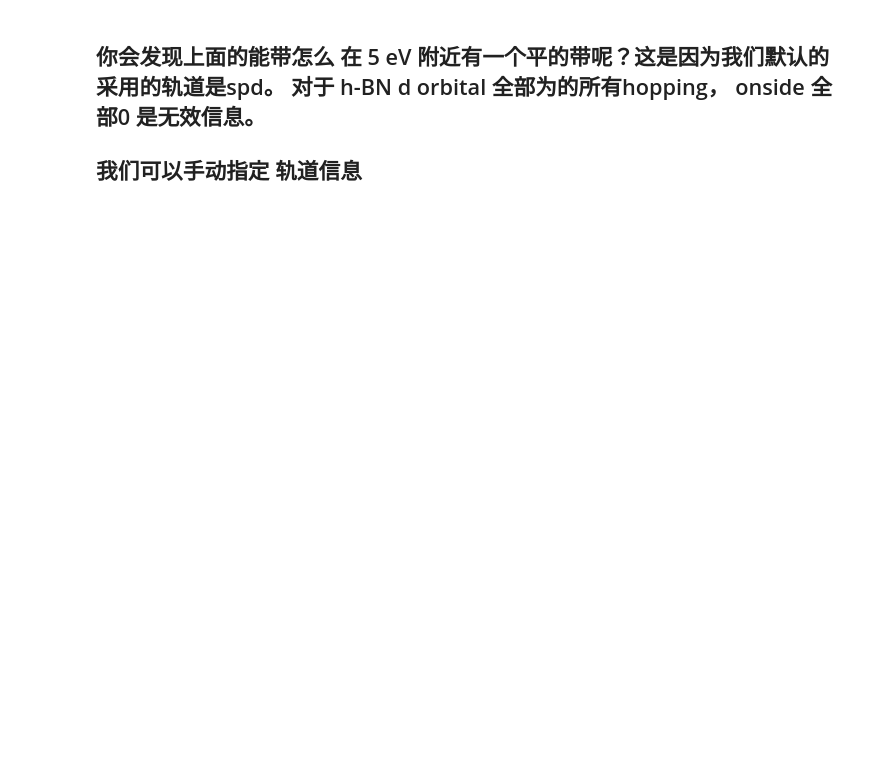
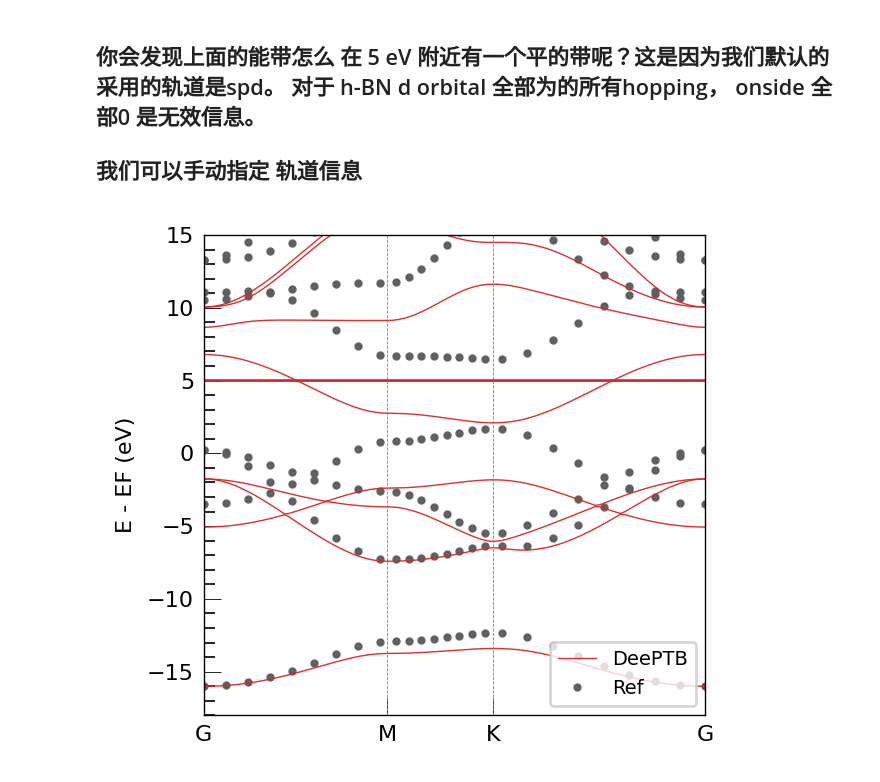
Before and after one commit to deepmodeling/DeePTB, a Jupyter notebook: examples/base_model/usage.ipynb, the cells around one changed output. Drawn from its saved outputs; the diff is of its cells as text; code cells hidden in the pictures; blank space fills up the shorter version.

```diff
--- a/examples/base_model/usage.ipynb
+++ b/examples/base_model/usage.ipynb
@@ -47,42 +50,45 @@ bcal.band_plot(ref_band = kpath_kwargs["ref_band"],
 # %%
 common_options = {
     "basis": {
-        "B": ["s", "p"],
-        "N": ["s", "p"],
+        "B": ["s", "p", "d"],
+        "N": ["s", "p", "d"],
     },
     "device": "cpu",
     "dtype": "float32",
     "overlap": True,
     "seed": 3982377700
 }
+
 model = build_model('./dptb_base_poly4.pth',common_options=common_options, no_check=True)
 # not the no_check=True, which is used to skip the check of the model options.
 # AtomicData_options = {"r_max": 5.0,"er_max": 3.5, "oer_max":1.6, "pbc": True}
 stru_data = '../hBN_dftb/data/struct.vasp'
 kpath_kwargs = {
         "task": "band",
         "kline_type":"abacus",
         "kpath":[
             [0, 0, 0, 50],
             [0.5, 0, 0, 50],
             [0.3333333, 0.3333333, 0, 50],
             [0, 0, 0, 1]
         ],
         "nel_atom":{"N":5,"B":3},
         "klabels":["G", "M", "K", "G"],
         "E_fermi":-12.798759460449219,
         "emin":-25,
         "emax":15,
         "ref_band": "../hBN_dftb/data/kpath.0/eigenvalues.npy"
     }
 bcal = Band(model=model,
             use_gui=False,
             results_path='./',
             device=model.device)
 eigenstatus = bcal.get_bands(data=stru_data,
                kpath_kwargs=kpath_kwargs)
 
 bcal.band_plot(ref_band = kpath_kwargs["ref_band"],
                E_fermi = -5,
                emin = -18,
                emax = 15)
+# %% [output]
+[figure, added]
```
Also changed, not shown: parts of 13 cells of this notebook, 2 other files.
